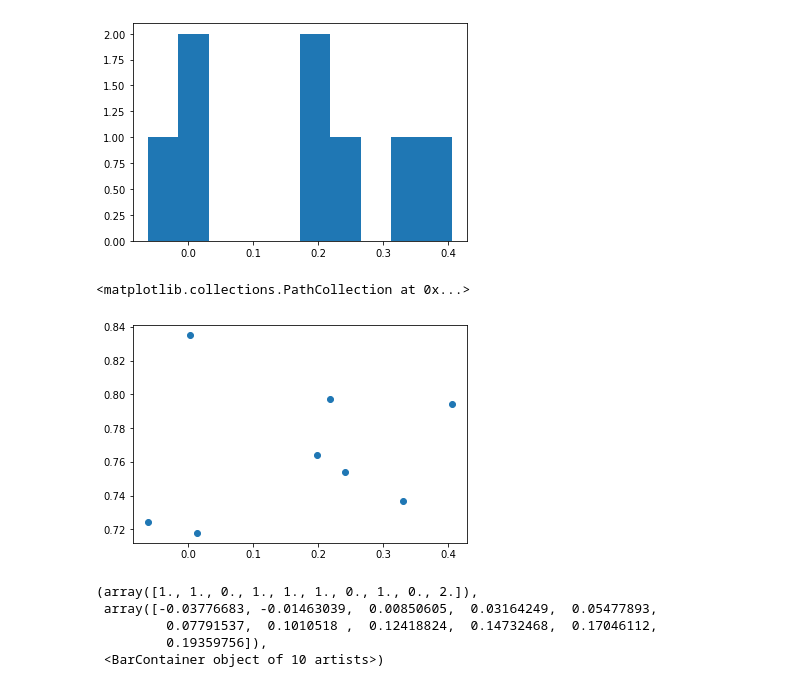
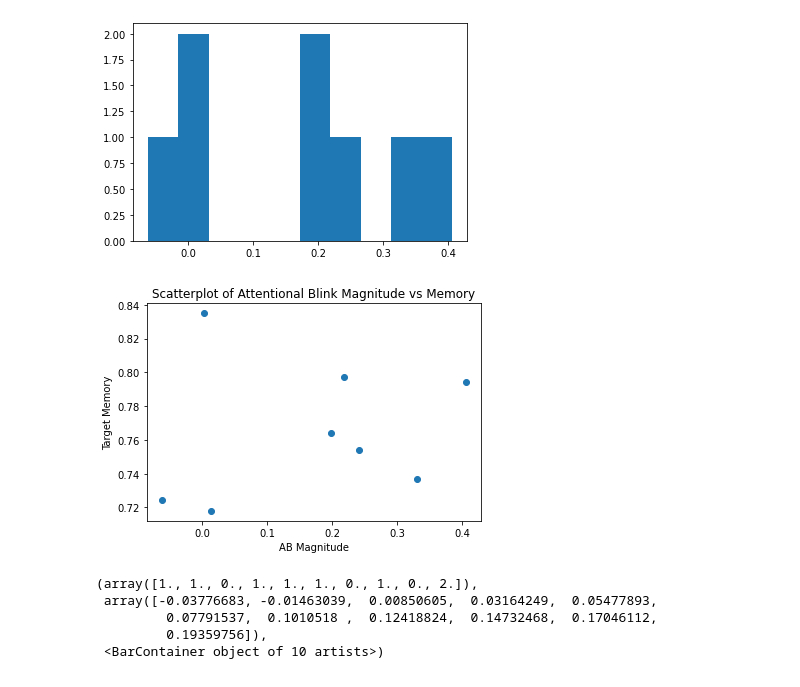
Before and after one commit to laurenhoft/ABmem, a Jupyter notebook: ABmemNotebook.ipynb, the cells around one changed output. Saved outputs shown, nothing was run; the diff lists cells and outputs as text; code cells hidden in the pictures.

```diff
--- a/ABmemNotebook.ipynb
+++ b/ABmemNotebook.ipynb
@@ -88,9 +85,12 @@ plt.hist(df['blinkMag'])
 # %%
 #does a bigger attentional blink (worse performance) lead to better memory on a subject level?
 plt.scatter(df['blinkMag'], df['targMem'])
+plt.xlabel('AB Magnitude')
+plt.ylabel('Target Memory')
+plt.title('Scatterplot of Attentional Blink Magnitude vs Memory')
+plt.show()
 # %% [output]
-<matplotlib.collections.PathCollection at 0x...>
-[figure, old version]
+[figure, new version]
 # %%
 #does spending more time (and causing an attentional blink) on T1 lead to better memory on an item level?
 plt.hist(df['PP1blink_mem'] - df['PP1cor_mem'])
```
Also changed, not shown: parts of 8 cells of this notebook, 1 other file.
